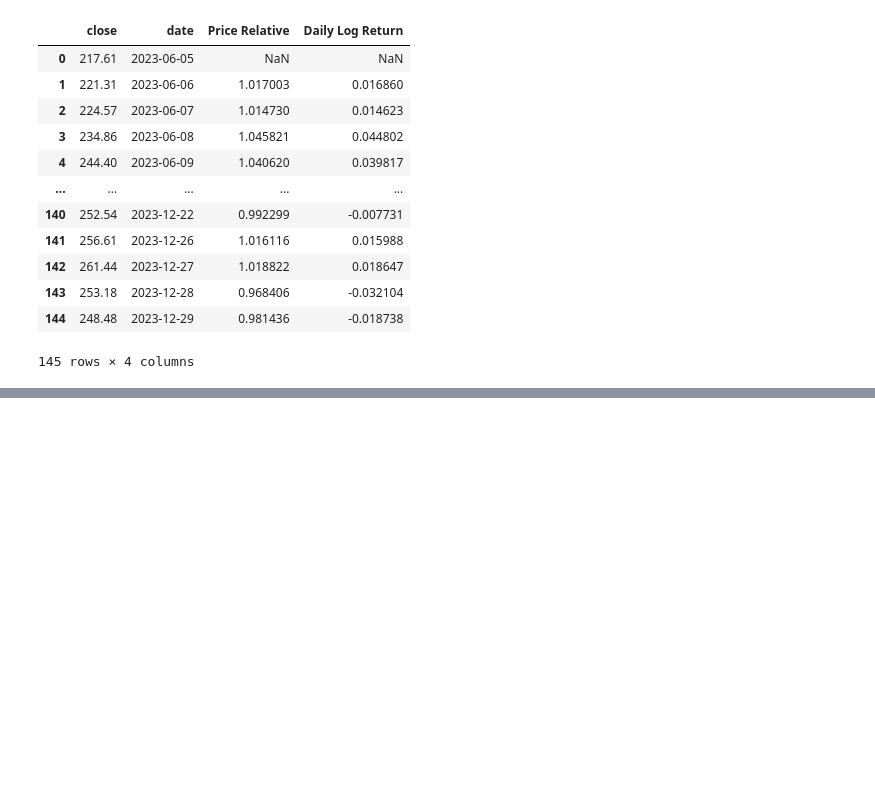
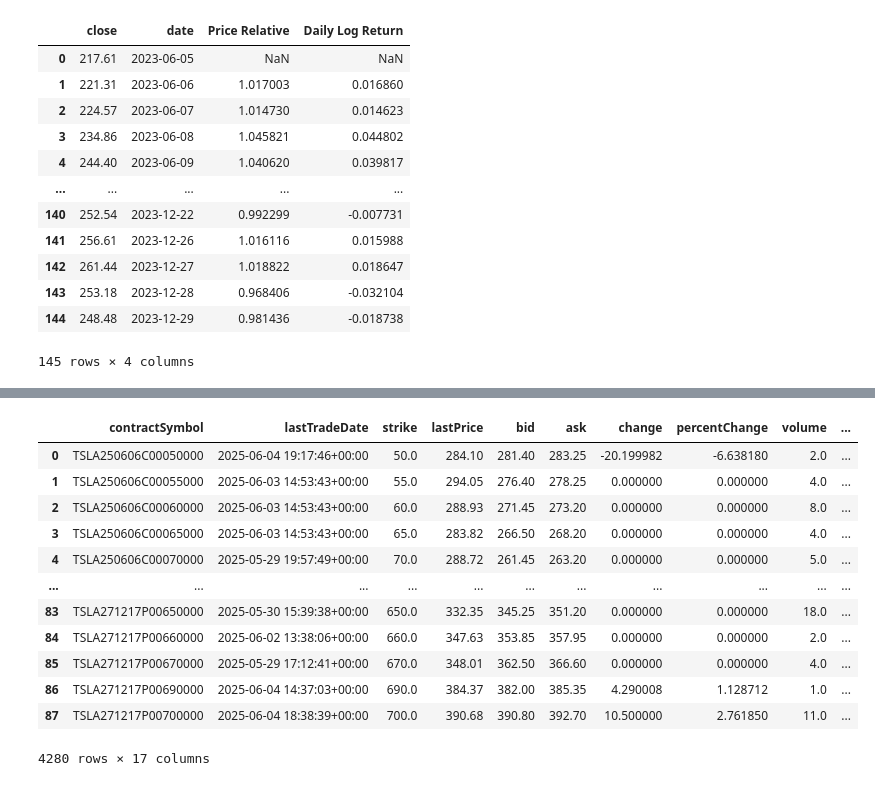
Before and after one commit to MarwanBit/Binomial-Black-Scholes-Pricing-Dashboard, a Jupyter notebook: backend/juypter_notebook_development/Black_Scholes_Analytically.ipynb, the cells around one changed output, grey strips where cells are left out. Cells and saved outputs as stored; diff of their text form; code cells hidden in the pictures; blank space fills up the shorter version.

```diff
--- a/backend/juypter_notebook_development/Black_Scholes_Analytically.ipynb
+++ b/backend/juypter_notebook_development/Black_Scholes_Analytically.ipynb
@@ -408,0 +435,35 @@ The annualized daily volatility measured in trading days is 48.37%
+# %%
+def options_chains(ticker):
+    asset = yf.Ticker(ticker)
+    expirations = asset.options
+    chains = pd.DataFrame()     #tuple of strings of dates i.e ("2025-06-20", ..., "2025-07-03")
+    for expiration in expirations:
+        # tuple of two dataframes
+        opt = asset.option_chain(expiration)    #what is an option chain object?? (https://www.investopedia.com/terms/o/optionchain.asp)
+        calls = opt.calls
+        calls['optionType'] = "call"
+        puts = opt.puts
+        puts['optionType'] = "put"
+
+        chain = pd.concat([calls, puts])
+        chain["expiration"] = pd.to_datetime(expiration) + pd.DateOffset(hours=23,minutes=59,seconds=59)   #sets the expiration to the next day
+        chains = pd.concat([chains, chain])
+    chains["daysToExpiration"] = (chains.expiration - dt.datetime.today()).dt.days + 1  #calculates days till expiration
+    return chains
+
+chains = options_chains("TSLA")
+chains
+# %% [output]
+|  | contractSymbol | lastTradeDate | strike | lastPrice | bid | ask | change | percentChange | volume | ... |
+| 0 | TSLA250606C00050000 | 2025-06-04 19:17:46+00:00 | 50.0 | 284.10 | 281.40 | 283.25 | -20.199982 | -6.638180 | 2.0 | ... |
+| 1 | TSLA250606C00055000 | 2025-06-03 14:53:43+00:00 | 55.0 | 294.05 | 276.40 | 278.25 | 0.000000 | 0.000000 | 4.0 | ... |
+| 2 | TSLA250606C00060000 | 2025-06-03 14:53:43+00:00 | 60.0 | 288.93 | 271.45 | 273.20 | 0.000000 | 0.000000 | 8.0 | ... |
+| 3 | TSLA250606C00065000 | 2025-06-03 14:53:43+00:00 | 65.0 | 283.82 | 266.50 | 268.20 | 0.000000 | 0.000000 | 4.0 | ... |
+| 4 | TSLA250606C00070000 | 2025-05-29 19:57:49+00:00 | 70.0 | 288.72 | 261.45 | 263.20 | 0.000000 | 0.000000 | 5.0 | ... |
+| ... | ... | ... | ... | ... | ... | ... | ... | ... | ... | ... |
+| 83 | TSLA271217P00650000 | 2025-05-30 15:39:38+00:00 | 650.0 | 332.35 | 345.25 | 351.20 | 0.000000 | 0.000000 | 18.0 | ... |
+| 84 | TSLA271217P00660000 | 2025-06-02 13:38:06+00:00 | 660.0 | 347.63 | 353.85 | 357.95 | 0.000000 | 0.000000 | 2.0 | ... |
+| 85 | TSLA271217P00670000 | 2025-05-29 17:12:41+00:00 | 670.0 | 348.01 | 362.50 | 366.60 | 0.000000 | 0.000000 | 4.0 | ... |
+| 86 | TSLA271217P00690000 | 2025-06-04 14:37:03+00:00 | 690.0 | 384.37 | 382.00 | 385.35 | 4.290008 | 1.128712 | 1.0 | ... |
+| 87 | TSLA271217P00700000 | 2025-06-04 18:38:39+00:00 | 700.0 | 390.68 | 390.80 | 392.70 | 10.500000 | 2.761850 | 11.0 | ... |
+4280 rows × 17 columns
```
Also changed, not shown: parts of 3 cells of this notebook.
